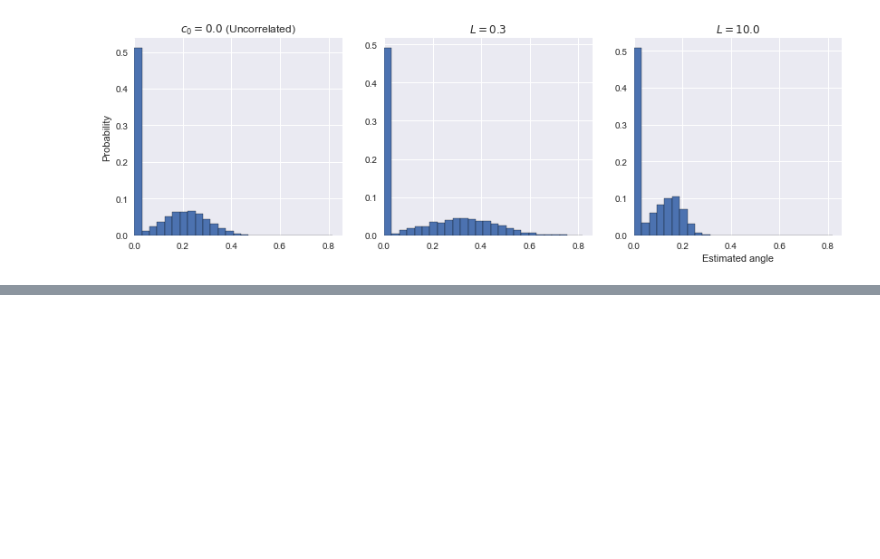
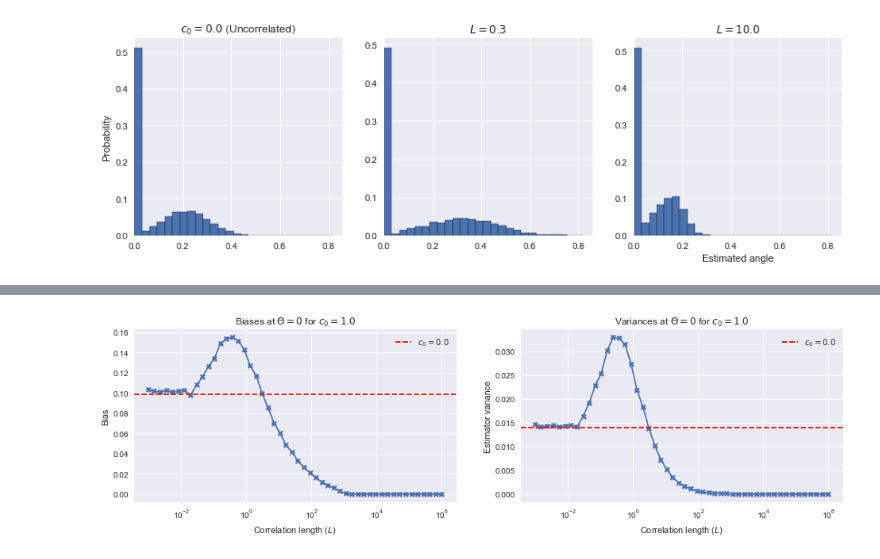
Before and after one commit to dtailor17/neural-population-codes, a Jupyter notebook: noise_correlations.ipynb, the cells around one changed output, grey strips where cells are left out. Cells and saved outputs as stored; diff of their text form; code cells hidden in the pictures; blank space fills up the shorter version.

Commit message:
Simulation for bias at theta 0 across log scale of corr length

```diff
--- a/noise_correlations.ipynb
+++ b/noise_correlations.ipynb
@@ -596,0 +643,76 @@ Distribution of estimates for true stimulus value 0
+# %%
+corr_length_arr = corr_length_arr_4
+
+ML_ests = dict()
+for corr_length in corr_length_arr:
+    cov_mtx = construct_cov_matrix(max_corr, corr_length)
+    lbl = get_corr_param_dict_lbl(max_corr, corr_length)
+    ML_ests[lbl] = get_ML_ests(cov_mtx)
+
+ML_ests_7 = ML_ests
+# %%
+corr_length_arr = corr_length_arr_5
+
+ML_ests = dict()
+for corr_length in corr_length_arr:
+    cov_mtx = construct_cov_matrix(max_corr, corr_length)
+    lbl = get_corr_param_dict_lbl(max_corr, corr_length)
+    ML_ests[lbl] = get_ML_ests(cov_mtx)
+
+ML_ests_8 = ML_ests
+# %%
+max_corr = 1.0
+
+corr_length_arr = np.logspace(start=-3, stop=6, num=50)
+corr_length_arr = np.round(corr_length_arr, 4)
+corr_length_arr_1 = corr_length_arr[:10]
+corr_length_arr_2 = corr_length_arr[10:20]
+corr_length_arr_3 = corr_length_arr[20:30]
+corr_length_arr_4 = corr_length_arr[30:40]
+corr_length_arr_5 = corr_length_arr[40:]
+
+(biases_1, variances_1) = get_biases_vars_for_corr_lengths(max_corr, corr_length_arr_1, ML_ests_4)
+(biases_2, variances_2) = get_biases_vars_for_corr_lengths(max_corr, corr_length_arr_2, ML_ests_5)
+(biases_3, variances_3) = get_biases_vars_for_corr_lengths(max_corr, corr_length_arr_3, ML_ests_6)
+(biases_4, variances_4) = get_biases_vars_for_corr_lengths(max_corr, corr_length_arr_4, ML_ests_7)
+(biases_5, variances_5) = get_biases_vars_for_corr_lengths(max_corr, corr_length_arr_5, ML_ests_8)
+
+
+biases = np.concatenate((biases_1, biases_2, biases_3, biases_4, biases_5))
+variances = np.concatenate((variances_1, variances_2, variances_3, variances_4, variances_5))
+
+
+plt.rcParams['figure.figsize'] = (16, 4)
+
+# Bias plot
+plt.subplot(121)
+
+plt.plot(corr_length_arr, biases, '-X')
+
+lbl = get_corr_param_dict_lbl(max_corr=0.0, corr_length=0.5)
+biases = ML_ests_1[lbl][1]
+plt.axhline(y=biases[0], color='r', linestyle='--', label='$c_0 = 0.0$')
+plt.legend()
+
+plt.xscale('log')
+plt.xlabel('Correlation length ($L$)')
+plt.ylabel('Bias')
+plt.title('Biases at $\Theta = 0$ for $c_0=1.0$')
+
+# Variance plot
+plt.subplot(122)
+plt.plot(corr_length_arr, variances, '-X')
+
+lbl = get_corr_param_dict_lbl(max_corr=0.0, corr_length=0.5)
+variances = ML_ests_1[lbl][2]
+plt.axhline(y=variances[0], color='r', linestyle='--', label='$c_0 = 0.0$')
+plt.legend()
+
+plt.xscale('log')
+plt.xlabel('Correlation length ($L$)')
+plt.ylabel('Estimator variance')
+plt.title('Variances at $\Theta = 0$ for $c_0=1.0$')
+
+plt.rcParams['figure.figsize'] = (10, 5)
+# %% [output]
+[figure, added]
```
Also changed, not shown: parts of 7 cells of this notebook, 1 other file.
